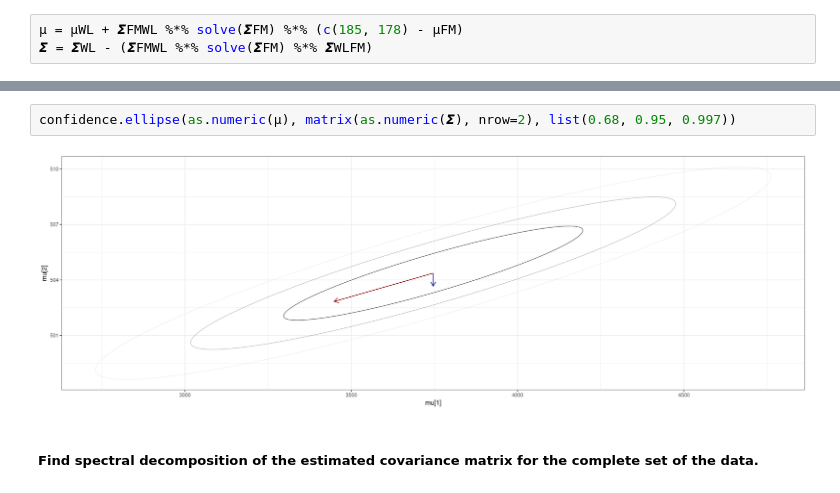
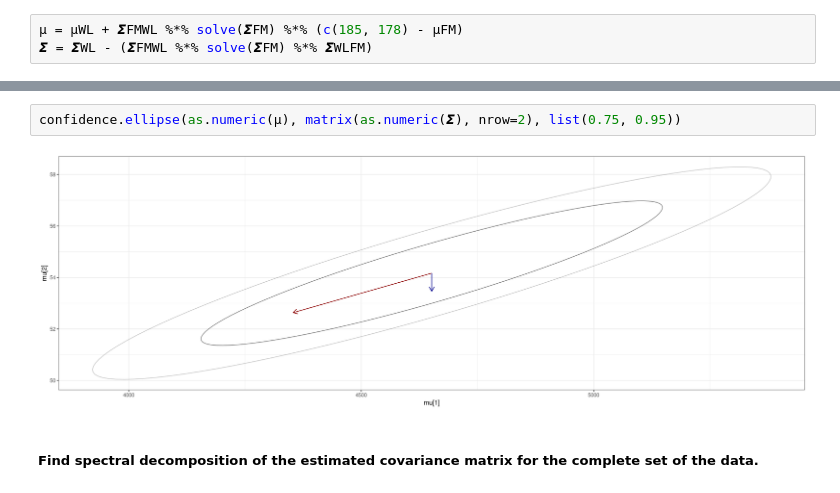
Before and after one commit to ventus550/university, a Jupyter notebook: statistical-learning/lab1/report.ipynb, the cells around one changed output, grey strips where cells are left out. Drawn from its saved outputs; the diff is of its cells as text.

```diff
--- a/statistical-learning/lab1/report.ipynb
+++ b/statistical-learning/lab1/report.ipynb
@@ -410,7 +419,7 @@ A matrix: 2 × 2 of type dbl
 # %%
-confidence.ellipse(as.numeric(µ), matrix(as.numeric(𝞢), nrow=2), list(0.68, 0.95, 0.997))
+confidence.ellipse(as.numeric(µ), matrix(as.numeric(𝞢), nrow=2), list(0.75, 0.95))
 # %% [output]
-[figure, old version]
+[figure, new version]
 # %% [markdown]
 ##### Find spectral decomposition of the estimated covariance matrix for the complete set of the data.
 # %%
```
Also changed, not shown: parts of 17 cells of this notebook.
